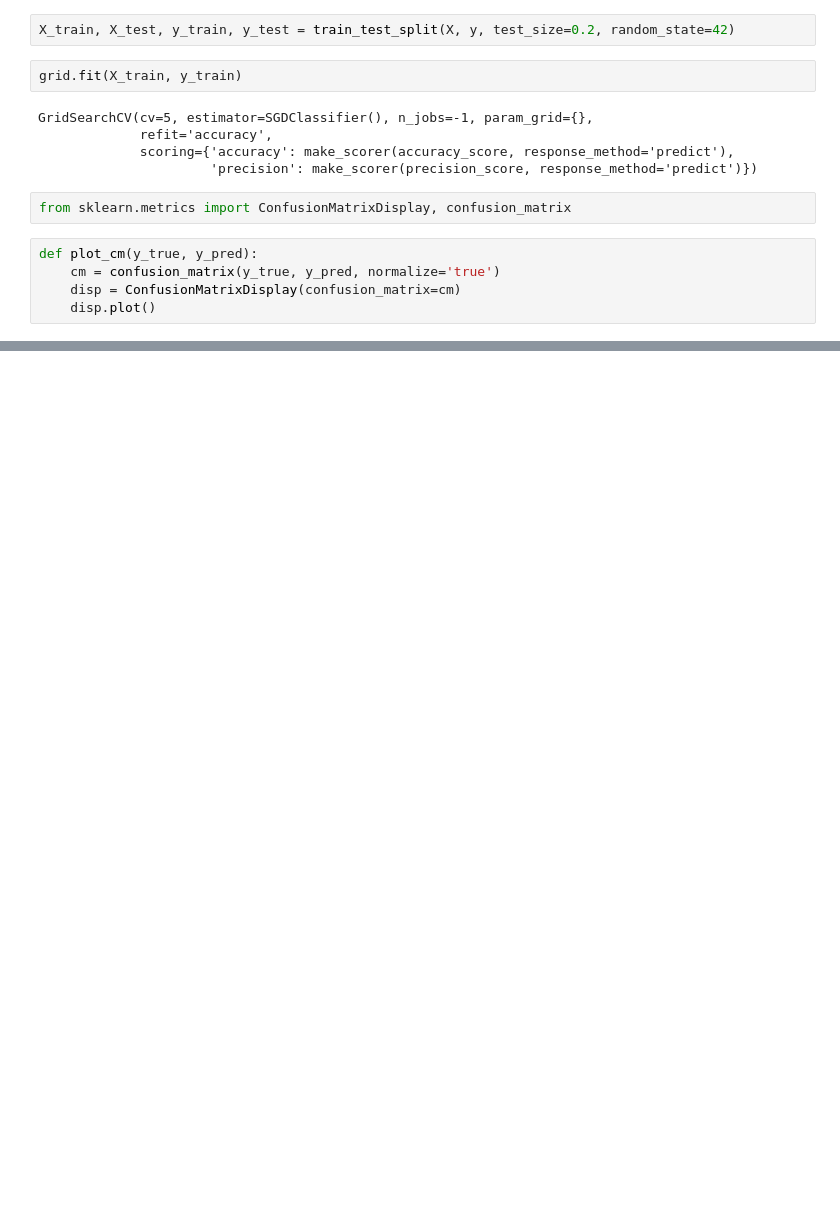
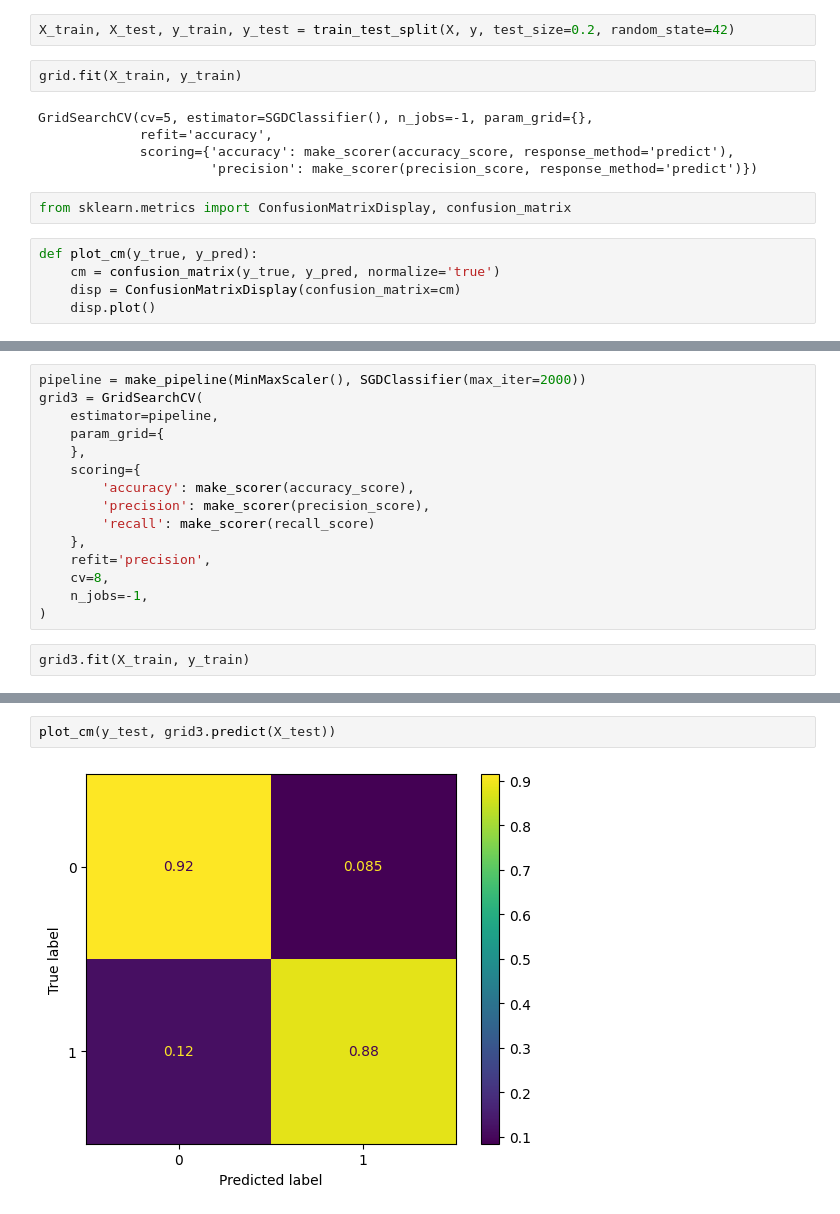
Before and after one commit to Arshil-Github/CHURNPredictor, a Jupyter notebook: ChurnModel/ChurnModel.ipynb, the cells around one changed output, grey strips where cells are left out. Saved outputs shown, nothing was run; the diff lists cells and outputs as text; blank space fills up the shorter version.

```diff
--- a/ChurnModel/ChurnModel.ipynb
+++ b/ChurnModel/ChurnModel.ipynb
@@ -178,0 +237,17 @@ plot_cm(y_test, grid.predict(X_test))
+# %%
+pipeline = make_pipeline(MinMaxScaler(), SGDClassifier(max_iter=2000))
+grid3 = GridSearchCV(
+    estimator=pipeline,
+    param_grid={
+    },
+    scoring={
+        'accuracy': make_scorer(accuracy_score),
+        'precision': make_scorer(precision_score),
+        'recall': make_scorer(recall_score)
+    },
+    refit='precision',
+    cv=8,
+    n_jobs=-1,
+)
+# %%
+grid3.fit(X_train, y_train)
@@ -178,0 +263,4 @@ plot_cm(y_test, grid.predict(X_test))
+# %%
+plot_cm(y_test, grid3.predict(X_test))
+# %% [output]
+[figure, added]
```
Also changed, not shown: parts of 30 cells of this notebook, 9 other files.
